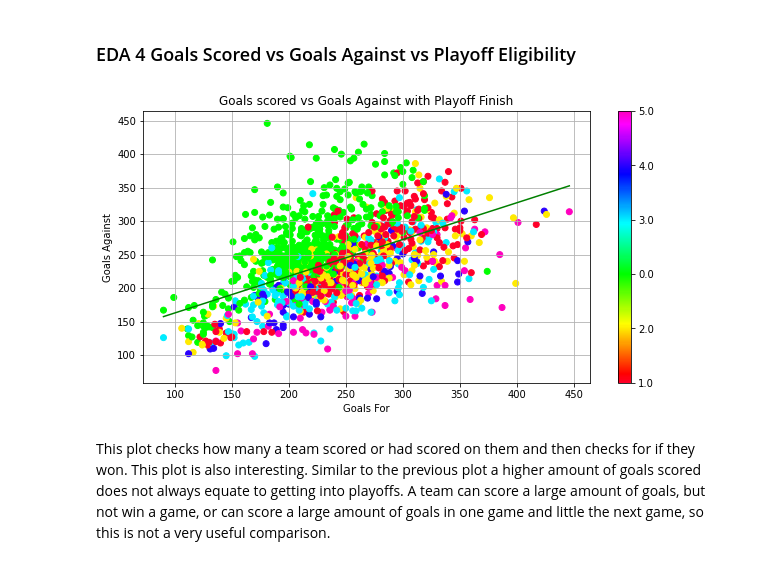
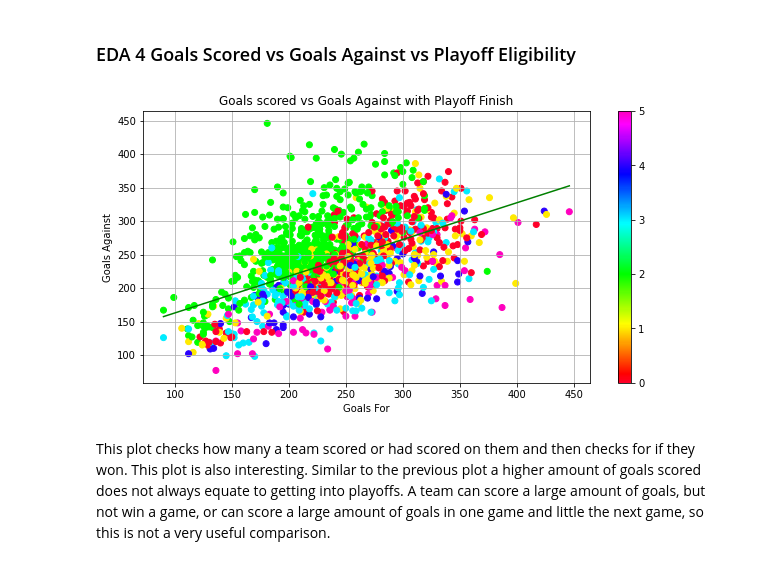
Before and after one commit to cstainsby/HockeyDataProject, a Jupyter notebook: Technical Report.ipynb, the cells around one changed output. Cells and saved outputs as stored; diff of their text form; code cells hidden in the pictures.

```diff
--- a/Technical Report.ipynb
+++ b/Technical Report.ipynb
@@ -328,37 +328,38 @@ importlib.reload(mysklearn)
 dataset_titles = league_standing_pytable.column_names
 dataset = league_standing_pytable.data
 x_col_name = "GF"
 y_col_name = "GA"
 groupby_col = "FINISH"
 
 wins_col = league_standing_pytable.get_column(x_col_name)
 losses_col = league_standing_pytable.get_column(y_col_name)
 class_col = league_standing_pytable.get_column(groupby_col)
 
 unique_class_vals, parallel_numbered_vals = myutils.unique_vals(class_col)
 
 x_index = dataset_titles.index(x_col_name)
 y_index = dataset_titles.index(y_col_name)
 
 cleaned_x, cleaned_y = myutils.find_all_non_NA_matches(wins_col, losses_col)
 m, b = myutils.compute_slope_intercept(cleaned_x, cleaned_y)
 
 corre_coeff = myutils.calculate_correlation_coefficient(cleaned_x, cleaned_y)
 covarience = myutils.calculate_covarience(cleaned_x, cleaned_y)
 
 plt.figure(figsize=(10,5))
 plt.title("Goals scored vs Goals Against with Playoff Finish")
 plt.ylabel("Goals Against")
 plt.xlabel("Goals For")
-plt.scatter(cleaned_x, cleaned_y, c = parallel_numbered_vals, marker="o", cmap="gist_rainbow")
+cm = plt.cm.get_cmap('gist_rainbow')
+plt.scatter(cleaned_x, cleaned_y, c = parallel_numbered_vals, marker="o", cmap=cm)
 plt.plot([min(cleaned_x), max(cleaned_x)], [m * min(cleaned_x) + b, m * max(cleaned_x) + b], c="g")
 cbar = plt.colorbar()
-cbar.set_ticks([i for i in range(len(unique_class_vals))])
-cbar.set_ticklabels(unique_class_vals)
+#cbar.set_ticks([i for i in range(len(unique_class_vals))])
+#cbar.set_ticklabels(unique_class_vals)
 plt.grid(True)
 plt.show()
 # %% [output]
-[figure, old version]
+[figure, new version]
 # %% [markdown]
 This plot checks how many a team scored or had scored on them and then checks for if they won. This plot is also interesting. Similar to the previous plot a higher amount of goals scored does not always equate to getting into playoffs. A team can score a large amount of goals, but not win a game, or can score a large amount of goals in one game and little the next game, so this is not a very useful comparison.
 # %% [markdown]
```
